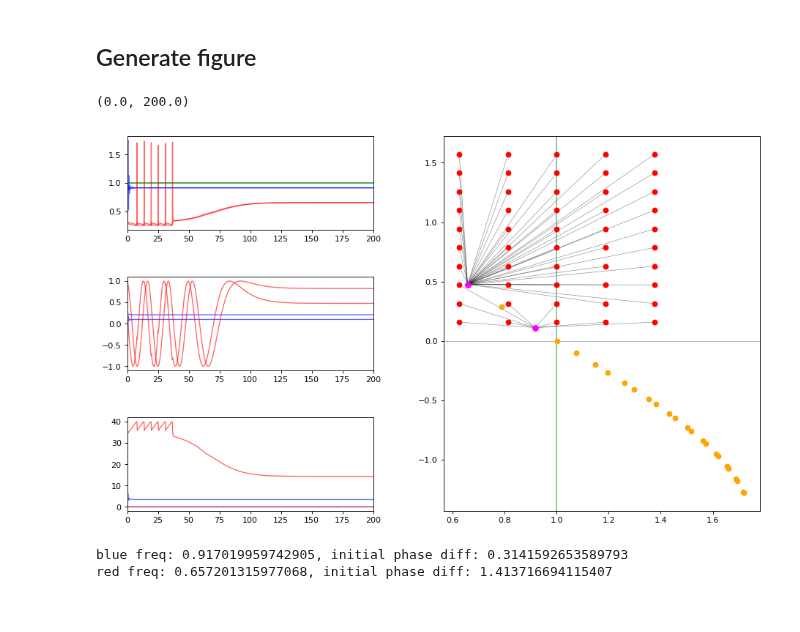
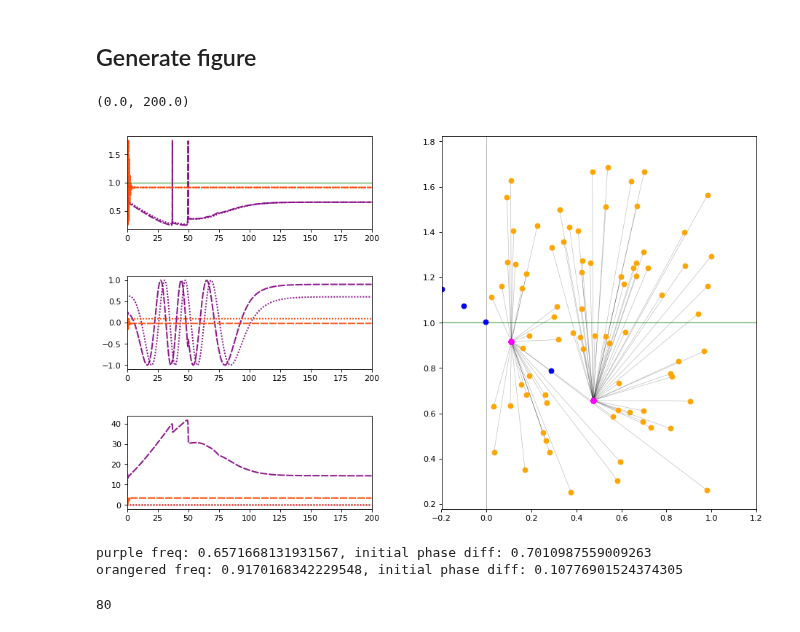
Before and after one commit to parkseo7/KuramotoPlasticDelay, a Jupyter notebook: fig2D_numerics.ipynb, the cells around one changed output. Saved outputs shown, nothing was run; the diff lists cells and outputs as text; code cells hidden in the pictures.

```diff
--- a/fig2D_numerics.ipynb
+++ b/fig2D_numerics.ipynb
@@ -31,7 +31,7 @@ from IPython.display import clear_output
 # Directories
 # %%
 # Data files (for fig.4d)
-import_folder = 'matlab2D_multi'
+import_folder = 'matlab_fig4'
 export_folder = 'export'
 ex_name = '2D_process'
 
@@ -176,8 +176,8 @@ sio.savemat(dir_exfile, ex_mat)
 Skip to this cell if asymptotic arrays have already been processed.
 # %%
 # Import from folder2 with at least two trials (converging to different frequencies
-trial1 = {'color': 'blue', 'name': '2D_num_6'}
-trial2 = {'color': 'red', 'name': '2D_num_44'}
+trial1 = {'color': 'purple', 'name': '2D_num_6'}
+trial2 = {'color': 'orangered', 'name': '2D_num_44'}
 # %% [markdown]
 ### Trial 1
 # %%
@@ -275,64 +275,86 @@ bbox2 = [0.15, 0.1, 0.35, 0.20] # Fig 2c: Delay plots
 bbox3 = [0.60, 0.1, 0.45, 0.8] # Fig 2d: Iterated trial plot
 
 # Figure a,b,c lines
-line_opts = {'linewidth': 1.2,
-             'alpha': 0.6
+line_opts = {'linewidth': 1.8,
+             'alpha': 0.9
             }
 
-tf = np.max(trial1['t'])/3
+ls1 = (0, (5,1))
+ls2 = (0, (1,1))
+
+tf = np.max(trial1['t'])
 
 # Dotted lines (linking initial to asy points in fig.d)
 dotopts = {'linestyle': '-',
            'linewidth': 0.5,
            'marker': None,
            'color': 'black',
-           'alpha': 0.5
+           'alpha': 0.3
           }
+
+num_plot = int(init_freqs.size)
+freq_absmax = np.max(np.abs(init_freqs - dict_ex['w0']))
 # %% [markdown]
 ## Generate figure
 # %%
 fig, ax = plt.subplots(4, figsize=(12,8), dpi=80)
 
 # Set positions
 ax[0].set_position(bbox0)
 ax[1].set_position(bbox1)
 ax[2].set_position(bbox2)
 ax[3].set_position(bbox3)
 
 # Trial 1:
-ax[0].plot(trial1['t'], trial1['yp'], color=trial1['color'], **line_opts)
-ax[1].plot(trial1['t'], np.sin(trial1['phases']), color=trial1['color'], **line_opts)
-ax[2].plot(trial1['t'], trial1['tau'], color=trial1['color'], **line_opts)
+ax[0].plot(trial1['t'], trial1['yp'][:,0], color=trial1['color'], linestyle=ls1, **line_opts)
+ax[1].plot(trial1['t'], np.sin(trial1['phases'])[:,0], color=trial1['color'], linestyle=ls1, **line_opts)
+ax[2].plot(trial1['t'], trial1['tau'][:,0], color=trial1['color'], linestyle=ls1, **line_opts)
+
+ax[0].plot(trial1['t'], trial1['yp'][:,1], color=trial1['color'], linestyle=ls2, **line_opts)
+ax[1].plot(trial1['t'], np.sin(trial1['phases'])[:,1], color=trial1['color'], linestyle=ls2, **line_opts)
+ax[2].plot(trial1['t'], trial1['tau'][:,1], color=trial1['color'], linestyle=ls2, **line_opts)
 
 # Trial 2:
-ax[0].plot(trial2['t'], trial2['yp'], color=trial2['color'], **line_opts)
-ax[1].plot(trial2['t'], np.sin(trial2['phases']), color=trial2['color'], **line_opts)
-ax[2].plot(trial2['t'], trial2['tau'], color=trial2['color'], **line_opts)
+ax[0].plot(trial2['t'], trial2['yp'][:,0], color=trial2['color'], linestyle=ls1, **line_opts)
+ax[1].plot(trial2['t'], np.sin(trial2['phases'])[:,0], color=trial2['color'], linestyle=ls1, **line_opts)
+ax[2].plot(trial2['t'], trial2['tau'][:,0], color=trial2['color'], linestyle=ls1, **line_opts)
 
-ax[0].axhline(y=dict_ex['w0'], color='green', alpha=0.8, linewidth=1.5)
+ax[0].plot(trial2['t'], trial2['yp'][:,1], color=trial2['color'], linestyle=ls2, **line_opts)
+ax[1].plot(trial2['t'], np.sin(trial2['phases'])[:,1], color=trial2['color'], linestyle=ls2, **line_opts)
+ax[2].plot(trial2['t'], trial2['tau'][:,1], color=trial2['color'], linestyle=ls2, **line_opts)
 
-for k in range(init_freqs.size):
-    p1 = np.array([init_freqs[k], asy_freqs[k]])
-    p2 = np.array([init_Deltas[k], asy_Deltas[k]])
+ax[0].axhline(y=dict_ex['w0'], color='green', alpha=0.8, linewidth=1.0)
+
+# Figure D:
+for k in range(num_plot):
+    p1 = np.array([init_Deltas[k], asy_Deltas[k]])
+    p2 = np.array([init_freqs[k], asy_freqs[k]])
     ax[3].plot(p1, p2, **dotopts, zorder=-2)
 
-ax[3].scatter(init_freqs, init_Deltas, color='red', zorder=-1)
-ax[3].scatter(asy_freqs, asy_Deltas, color='magenta', zorder=1)
-ax[3].scatter(eq_freqs, eq_Deltas, color='orange', zorder=0)
+ax[3].scatter(init_Deltas[:num_plot], init_freqs[:num_plot], color='orange', zorder=-1)
+ax[3].scatter(asy_Deltas[:num_plot], asy_freqs[:num_plot], color='magenta', zorder=1)
+ax[3].scatter(eq_Deltas, eq_freqs, color='blue', zorder=0)
 
-ax[3].axvline(x=dict_ex['w0'], color='green', alpha=0.5, zorder=-2)
-ax[3].axhline(y=0, color='black', alpha=0.5, linewidth=0.5, zorder=-2)
+ax[3].axhline(y=dict_ex['w0'], color='green', alpha=0.5, zorder=-2)
+ax[3].axvline(x=0, color='black', alpha=0.5, linewidth=0.5, zorder=-2)
+
+ax[3].set_xlim(left= -0.2*np.max(init_Deltas), right=1.2*np.max(init_Deltas))
+ax[3].set_ylim(bottom=dict_ex['w0'] - 1.1*freq_absmax, top=dict_ex['w0'] + 1.1*freq_absmax)
 
 # Adjustments to axes
 ax[0].set_xlim(left=np.min(trial1['t']), right=tf)
 ax[1].set_xlim(left=np.min(trial1['t']), right=tf)
 ax[2].set_xlim(left=np.min(trial1['t']), right=tf)
 # %% [output]
 (0.0, 200.0)
-[figure, old version]
+[figure, new version]
 # %%
 print(trial1['color'] + ' freq: ' + str(trial1['asy_Omega']) + ', initial phase diff: ' + str(trial1['Delta0']))
 print(trial2['color'] + ' freq: ' + str(trial2['asy_Omega']) + ', initial phase diff: ' + str(trial2['Delta0']))
 # %% [output]
-blue freq: 0.917019959742905, initial phase diff: 0.3141592653589793
-red freq: 0.657201315977068, initial phase diff: 1.413716694115407
+purple freq: 0.6571668131931567, initial phase diff: 0.7010987559009263
+orangered freq: 0.9170168342229548, initial phase diff: 0.10776901524374305
+# %%
+init_Deltas.size
+# %% [output]
+80
```
Also changed, not shown: parts of 1 cell of this notebook, 10 other files.
